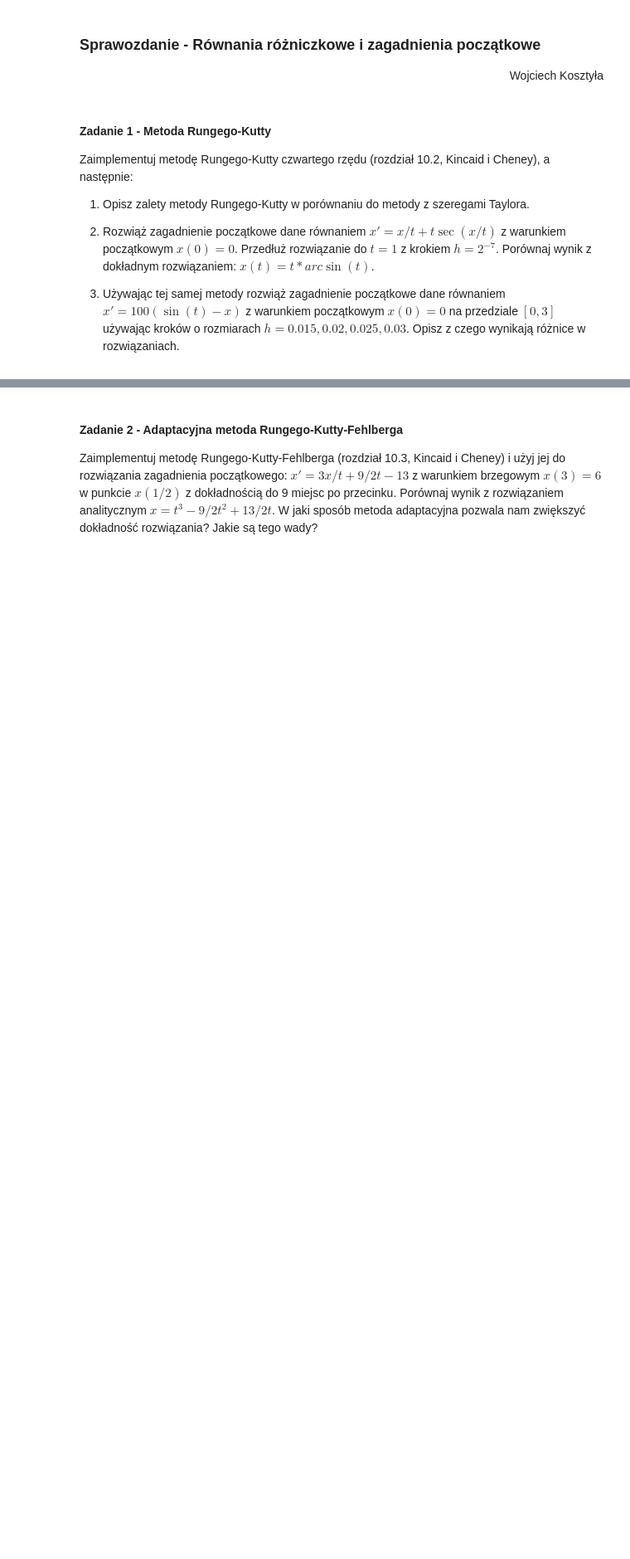
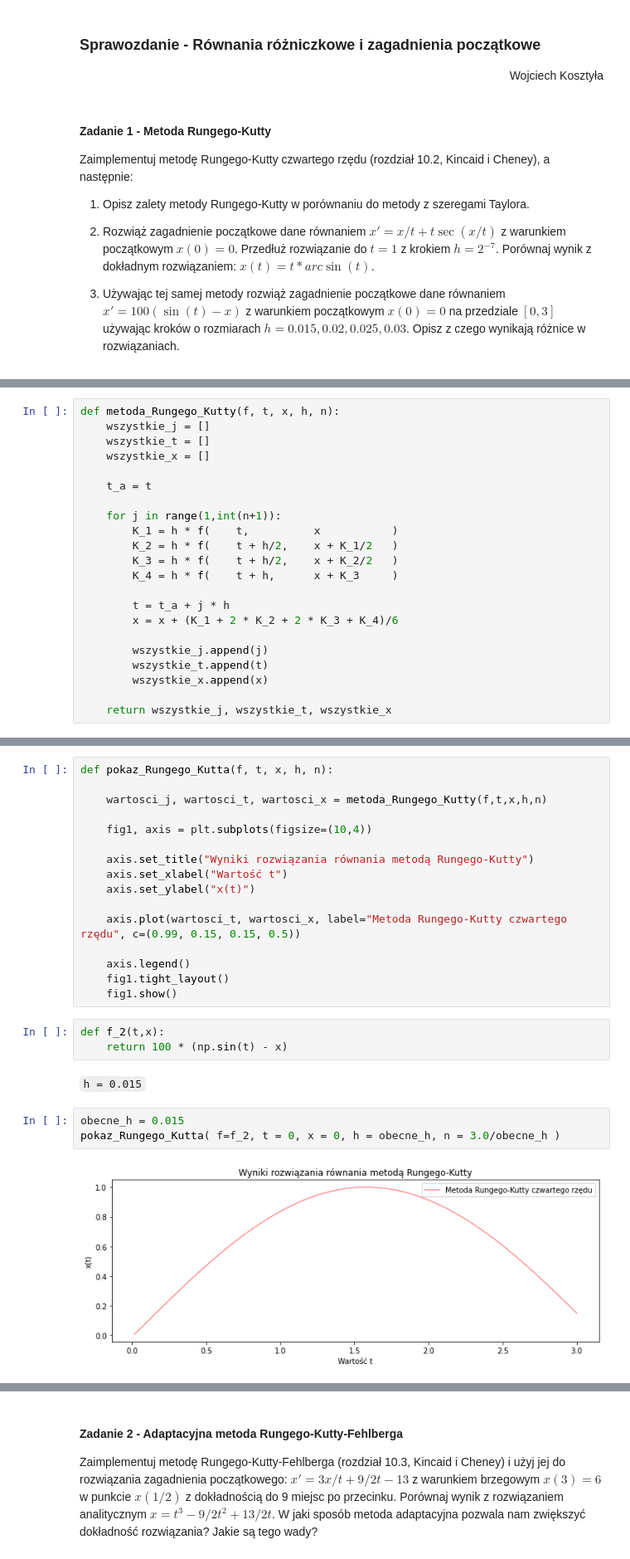
Before and after one commit to GabenRulez/4semestr_MOwNiT, a Jupyter notebook: lab12/lab12.ipynb, the cells around one changed output, grey strips where cells are left out. Shown at 83% size. Saved outputs shown, nothing was run; the diff lists cells and outputs as text; blank space fills up the shorter version.

```diff
--- a/lab12/lab12.ipynb
+++ b/lab12/lab12.ipynb
@@ -15,0 +22,22 @@ Opisz z czego wynikają różnice w rozwiązaniach.
+# %%
+def metoda_Rungego_Kutty(f, t, x, h, n):
+    wszystkie_j = []
+    wszystkie_t = []
+    wszystkie_x = []
+
+    t_a = t
+
+    for j in range(1,int(n+1)):
+        K_1 = h * f(    t,          x           )
+        K_2 = h * f(    t + h/2,    x + K_1/2   )
+        K_3 = h * f(    t + h/2,    x + K_2/2   )
+        K_4 = h * f(    t + h,      x + K_3     )
+
+        t = t_a + j * h
+        x = x + (K_1 + 2 * K_2 + 2 * K_3 + K_4)/6
+
+        wszystkie_j.append(j)
+        wszystkie_t.append(t)
+        wszystkie_x.append(x)
+
+    return wszystkie_j, wszystkie_t, wszystkie_x
@@ -15,0 +97,26 @@ Opisz z czego wynikają różnice w rozwiązaniach.
+# %%
+def pokaz_Rungego_Kutta(f, t, x, h, n):
+
+    wartosci_j, wartosci_t, wartosci_x = metoda_Rungego_Kutty(f,t,x,h,n)
+
+    fig1, axis = plt.subplots(figsize=(10,4))
+
+    axis.set_title("Wyniki rozwiązania równania metodą Rungego-Kutty")
+    axis.set_xlabel("Wartość t")
+    axis.set_ylabel("x(t)")
+
+    axis.plot(wartosci_t, wartosci_x, label="Metoda Rungego-Kutty czwartego rzędu", c=(0.99, 0.15, 0.15, 0.5))
+
+    axis.legend()
+    fig1.tight_layout()
+    fig1.show()
+# %%
+def f_2(t,x):
+    return 100 * (np.sin(t) - x)
+# %% [markdown]
+`h = 0.015`
+# %%
+obecne_h = 0.015
+pokaz_Rungego_Kutta( f=f_2, t = 0, x = 0, h = obecne_h, n = 3.0/obecne_h )
+# %% [output]
+[figure, added]
```
Also changed, not shown: parts of 33 cells of this notebook.
